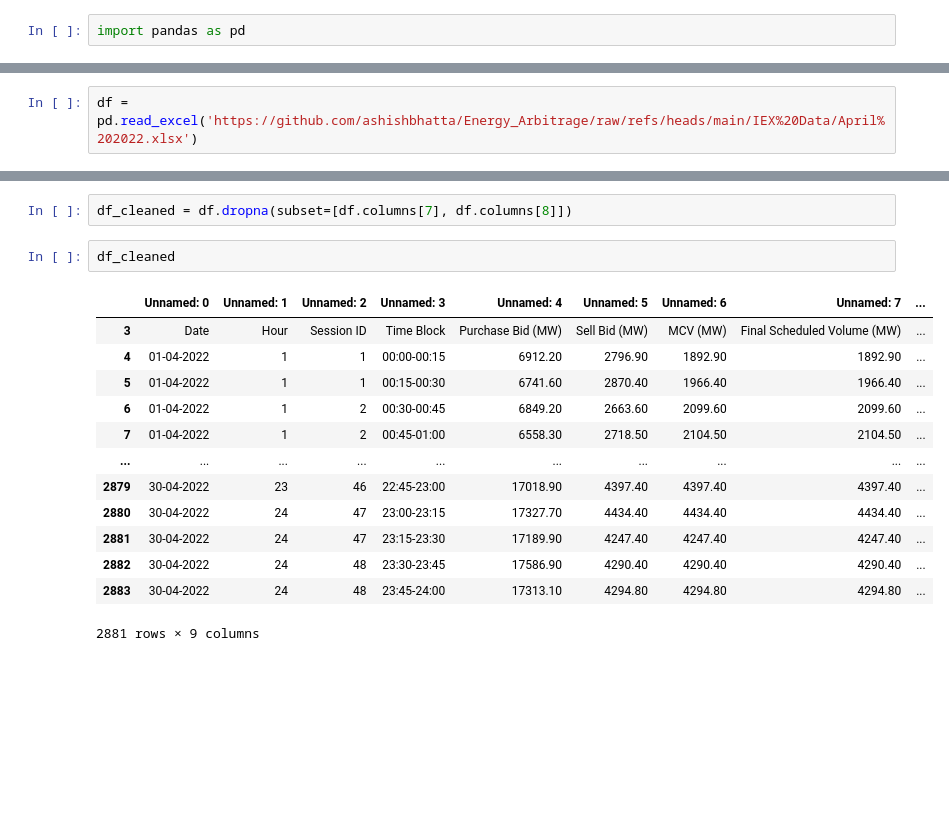
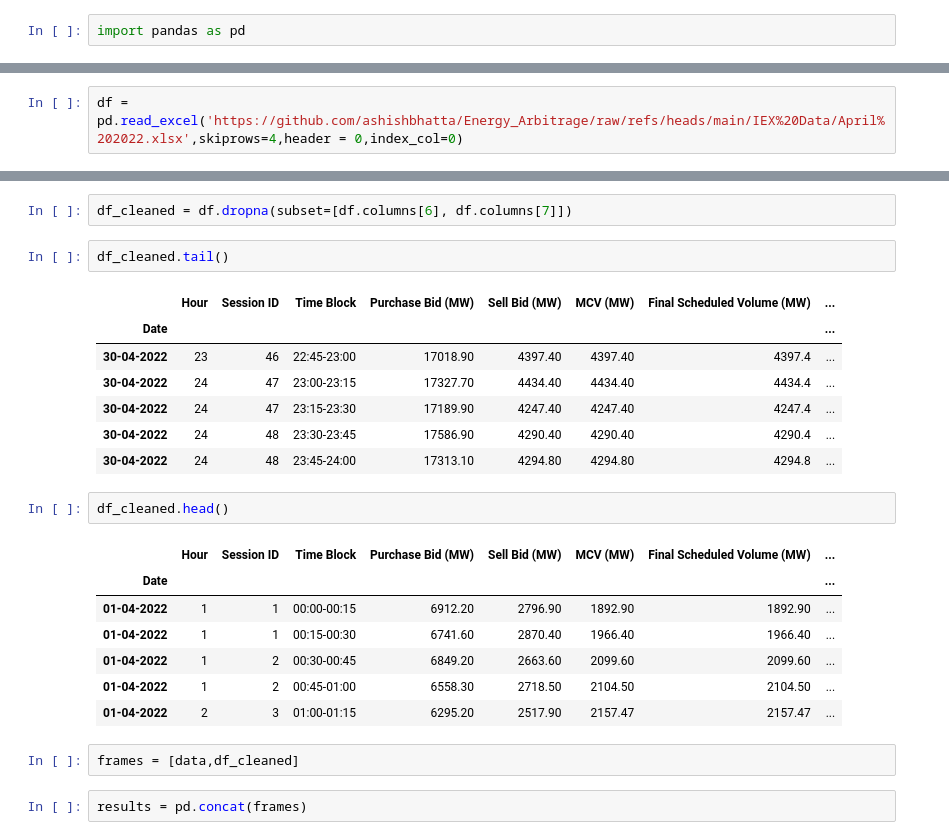
Before and after one commit to ashishbhatta/Energy_Arbitrage, a Jupyter notebook: IEX_Data_Analysis.ipynb, the cells around one changed output, grey strips where cells are left out. Saved outputs shown, nothing was run; the diff lists cells and outputs as text; blank space fills up the shorter version.

```diff
--- a/IEX_Data_Analysis.ipynb
+++ b/IEX_Data_Analysis.ipynb
@@ -5,3 +61,3 @@ import pandas as pd
 # %%
-df = pd.read_excel('https://github.com/ashishbhatta/Energy_Arbitrage/raw/refs/heads/main/IEX%20Data/April%202022.xlsx')
+df = pd.read_excel('https://github.com/ashishbhatta/Energy_Arbitrage/raw/refs/heads/main/IEX%20Data/April%202022.xlsx',skiprows=4,header = 0,index_col=0)
 # %%
@@ -32,18 +80,26 @@ df.iloc[5:]
 # %%
-df_cleaned = df.dropna(subset=[df.columns[7], df.columns[8]])
+df_cleaned = df.dropna(subset=[df.columns[6], df.columns[7]])
 # %%
-df_cleaned
+df_cleaned.tail()
 # %% [output]
-|  | Unnamed: 0 | Unnamed: 1 | Unnamed: 2 | Unnamed: 3 | Unnamed: 4 | Unnamed: 5 | Unnamed: 6 | Unnamed: 7 | ... |
-| 3 | Date | Hour | Session ID | Time Block | Purchase Bid (MW) | Sell Bid (MW) | MCV (MW) | Final Scheduled Volume (MW) | ... |
-| 4 | 01-04-2022 | 1 | 1 | 00:00-00:15 | 6912.20 | 2796.90 | 1892.90 | 1892.90 | ... |
-| 5 | 01-04-2022 | 1 | 1 | 00:15-00:30 | 6741.60 | 2870.40 | 1966.40 | 1966.40 | ... |
-| 6 | 01-04-2022 | 1 | 2 | 00:30-00:45 | 6849.20 | 2663.60 | 2099.60 | 2099.60 | ... |
-| 7 | 01-04-2022 | 1 | 2 | 00:45-01:00 | 6558.30 | 2718.50 | 2104.50 | 2104.50 | ... |
-| ... | ... | ... | ... | ... | ... | ... | ... | ... | ... |
-| 2879 | 30-04-2022 | 23 | 46 | 22:45-23:00 | 17018.90 | 4397.40 | 4397.40 | 4397.40 | ... |
-| 2880 | 30-04-2022 | 24 | 47 | 23:00-23:15 | 17327.70 | 4434.40 | 4434.40 | 4434.40 | ... |
-| 2881 | 30-04-2022 | 24 | 47 | 23:15-23:30 | 17189.90 | 4247.40 | 4247.40 | 4247.40 | ... |
-| 2882 | 30-04-2022 | 24 | 48 | 23:30-23:45 | 17586.90 | 4290.40 | 4290.40 | 4290.40 | ... |
-| 2883 | 30-04-2022 | 24 | 48 | 23:45-24:00 | 17313.10 | 4294.80 | 4294.80 | 4294.80 | ... |
+|  | Hour | Session ID | Time Block | Purchase Bid (MW) | Sell Bid (MW) | MCV (MW) | Final Scheduled Volume (MW) | ... |
+| Date |  |  |  |  |  |  |  | ... |
+| 30-04-2022 | 23 | 46 | 22:45-23:00 | 17018.90 | 4397.40 | 4397.40 | 4397.4 | ... |
+| 30-04-2022 | 24 | 47 | 23:00-23:15 | 17327.70 | 4434.40 | 4434.40 | 4434.4 | ... |
+| 30-04-2022 | 24 | 47 | 23:15-23:30 | 17189.90 | 4247.40 | 4247.40 | 4247.4 | ... |
+| 30-04-2022 | 24 | 48 | 23:30-23:45 | 17586.90 | 4290.40 | 4290.40 | 4290.4 | ... |
+| 30-04-2022 | 24 | 48 | 23:45-24:00 | 17313.10 | 4294.80 | 4294.80 | 4294.8 | ... |
-2881 rows × 9 columns
+# %%
+df_cleaned.head()
+# %% [output]
+|  | Hour | Session ID | Time Block | Purchase Bid (MW) | Sell Bid (MW) | MCV (MW) | Final Scheduled Volume (MW) | ... |
+| Date |  |  |  |  |  |  |  | ... |
+| 01-04-2022 | 1 | 1 | 00:00-00:15 | 6912.20 | 2796.90 | 1892.90 | 1892.90 | ... |
+| 01-04-2022 | 1 | 1 | 00:15-00:30 | 6741.60 | 2870.40 | 1966.40 | 1966.40 | ... |
+| 01-04-2022 | 1 | 2 | 00:30-00:45 | 6849.20 | 2663.60 | 2099.60 | 2099.60 | ... |
+| 01-04-2022 | 1 | 2 | 00:45-01:00 | 6558.30 | 2718.50 | 2104.50 | 2104.50 | ... |
+| 01-04-2022 | 2 | 3 | 01:00-01:15 | 6295.20 | 2517.90 | 2157.47 | 2157.47 | ... |
+# %%
+frames = [data,df_cleaned]
+# %%
+results = pd.concat(frames)
```
Also changed, not shown: parts of 6 cells of this notebook.
